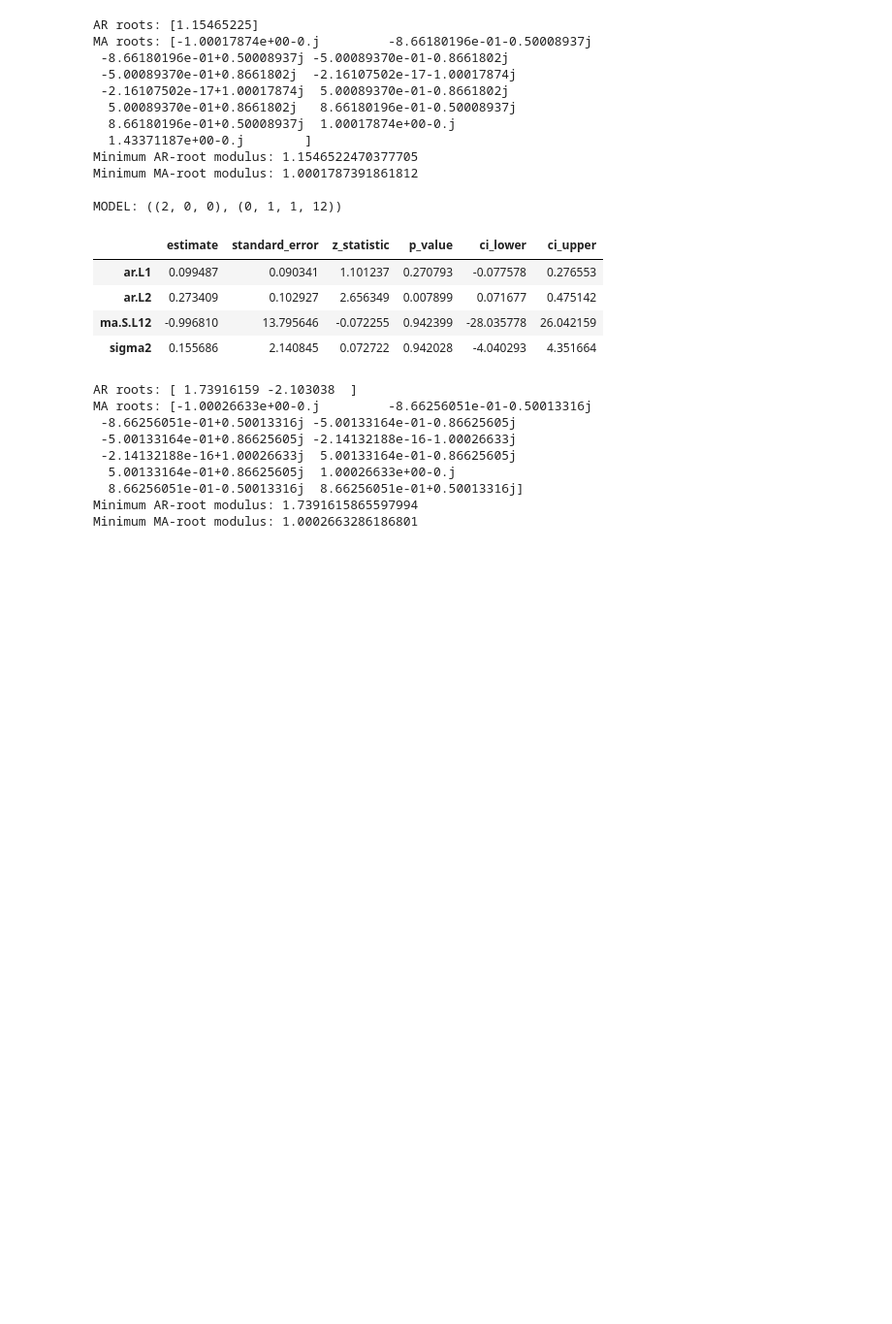
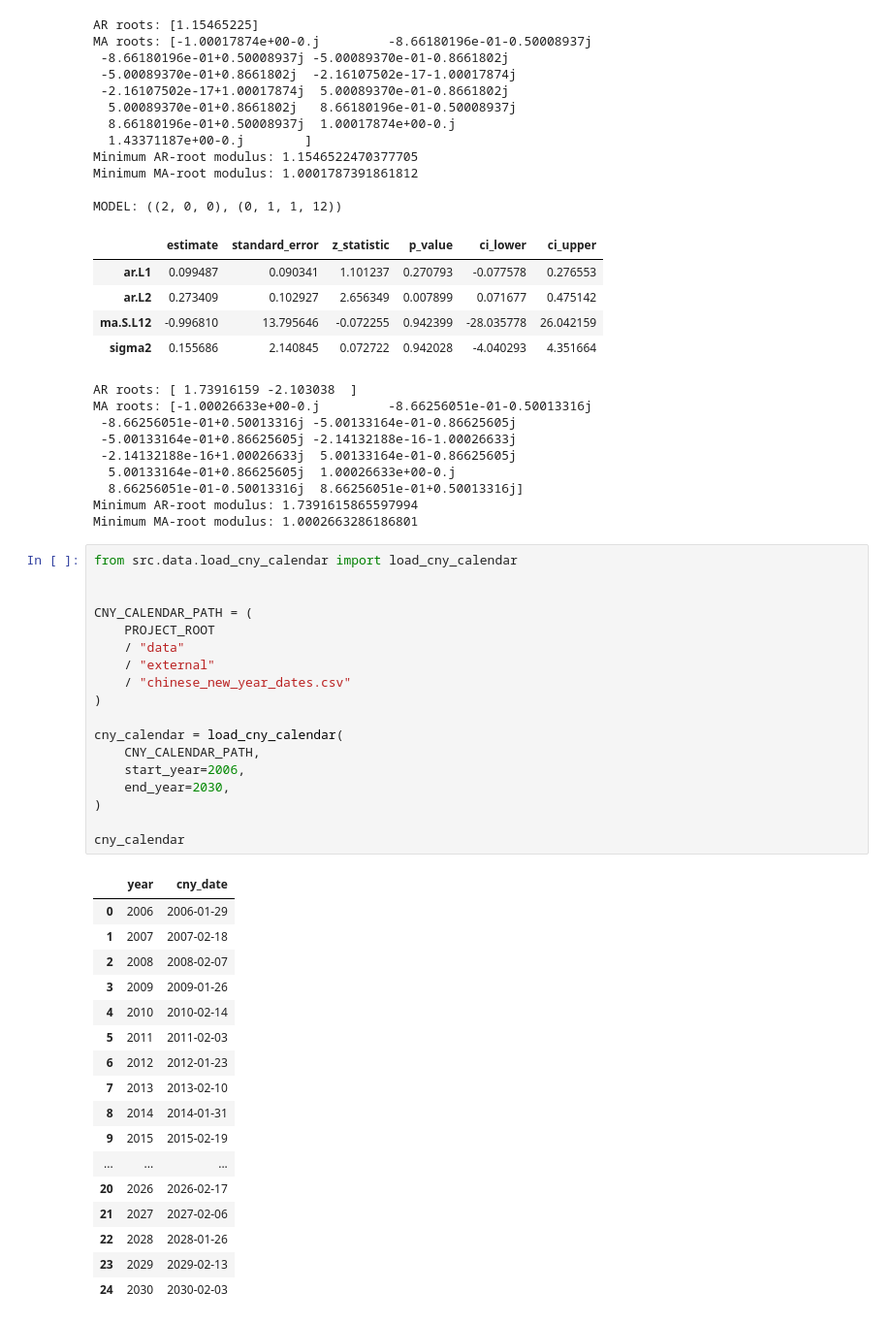
Before and after one commit to DarrenTay3142/DS607-Project---China-Inflation-Forecasting, a Jupyter notebook: notebooks/03_sarima_development.ipynb, the cells around one changed output. Shown at 97% size. Saved outputs shown, nothing was run; the diff lists cells and outputs as text; blank space fills up the shorter version.

Commit message:
Build Chinese New Year calendar data pipeline

```diff
--- a/notebooks/03_sarima_development.ipynb
+++ b/notebooks/03_sarima_development.ipynb
@@ -1613,3 +1613,39 @@ MA roots: [-1.00026633e+00-0.j         -8.66256051e-01-0.50013316j
   8.66256051e-01-0.50013316j  8.66256051e-01+0.50013316j]
 Minimum AR-root modulus: 1.7391615865597994
 Minimum MA-root modulus: 1.0002663286186801
+# %%
+from src.data.load_cny_calendar import load_cny_calendar
+
+
+CNY_CALENDAR_PATH = (
+    PROJECT_ROOT
+    / "data"
+    / "external"
+    / "chinese_new_year_dates.csv"
+)
+
+cny_calendar = load_cny_calendar(
+    CNY_CALENDAR_PATH,
+    start_year=2006,
+    end_year=2030,
+)
+
+cny_calendar
+# %% [output]
+|  | year | cny_date |
+| 0 | 2006 | 2006-01-29 |
+| 1 | 2007 | 2007-02-18 |
+| 2 | 2008 | 2008-02-07 |
+| 3 | 2009 | 2009-01-26 |
+| 4 | 2010 | 2010-02-14 |
+| 5 | 2011 | 2011-02-03 |
+| 6 | 2012 | 2012-01-23 |
+| 7 | 2013 | 2013-02-10 |
+| 8 | 2014 | 2014-01-31 |
+| 9 | 2015 | 2015-02-19 |
+| ... | ... | ... |
+| 20 | 2026 | 2026-02-17 |
+| 21 | 2027 | 2027-02-06 |
+| 22 | 2028 | 2028-01-26 |
+| 23 | 2029 | 2029-02-13 |
+| 24 | 2030 | 2030-02-03 |
```
Also changed, not shown: parts of 2 cells of this notebook, 3 other files.
